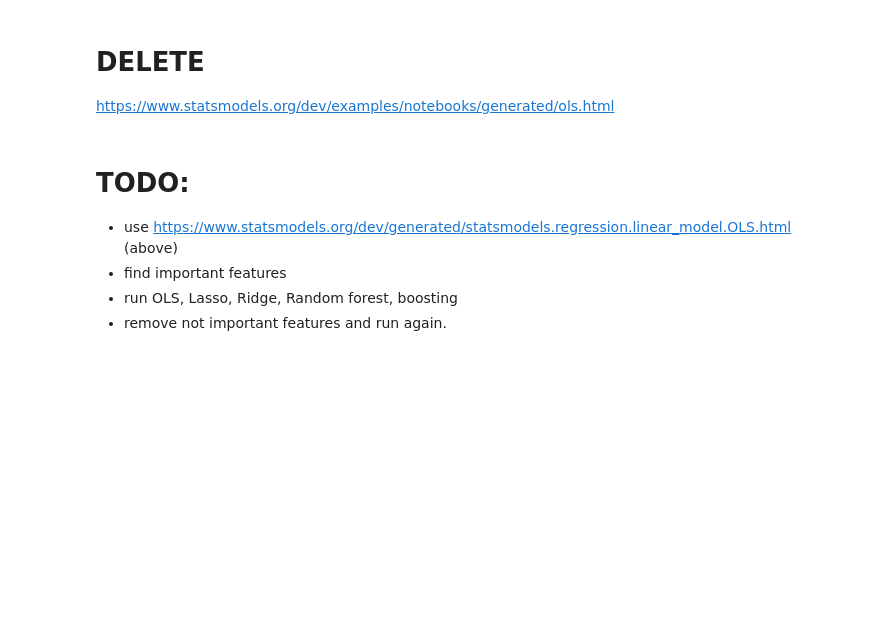
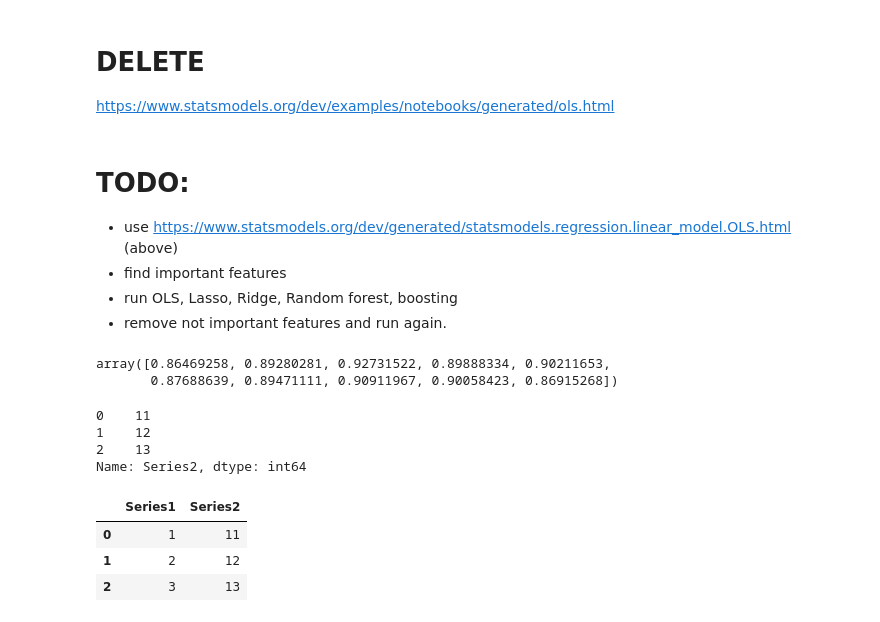
Before and after one commit to leeorn/Thinkful, a Jupyter notebook: Bootcamp/Unit 3/Capstone_project.ipynb, the cells around one changed output. Drawn from its saved outputs; the diff is of its cells as text; code cells hidden in the pictures; blank space fills up the shorter version.

```diff
--- a/Bootcamp/Unit 3/Capstone_project.ipynb
+++ b/Bootcamp/Unit 3/Capstone_project.ipynb
@@ -924,3 +1056,11 @@ results = model.fit()
 - find important features
 - run OLS, Lasso, Ridge, Random forest, boosting
 - remove not important features and run again.
+# %%
+reg = Lasso(tol=0.03)
+reg_scores = cross_val_score(reg, X, y, cv=10)
+
+reg_scores
+# %% [output]
+array([0.86469258, 0.89280281, 0.92731522, 0.89888334, 0.90211653,
+       0.87688639, 0.89471111, 0.90911967, 0.90058423, 0.86915268])
@@ -926,0 +1072,16 @@ results = model.fit()
+# %%
+s = pd.Series([1,2,3], name='Series1')
+s1 = pd.Series([11,12,13], name='Series2')
+# %% [output]
+0    11
+1    12
+2    13
+Name: Series2, dtype: int64
+# %%
+df = pd.concat([s,s1], axis='columns')
+df.head()
+# %% [output]
+|  | Series1 | Series2 |
+| 0 | 1 | 11 |
+| 1 | 2 | 12 |
+| 2 | 3 | 13 |
```
Also changed, not shown: parts of 27 cells of this notebook.
